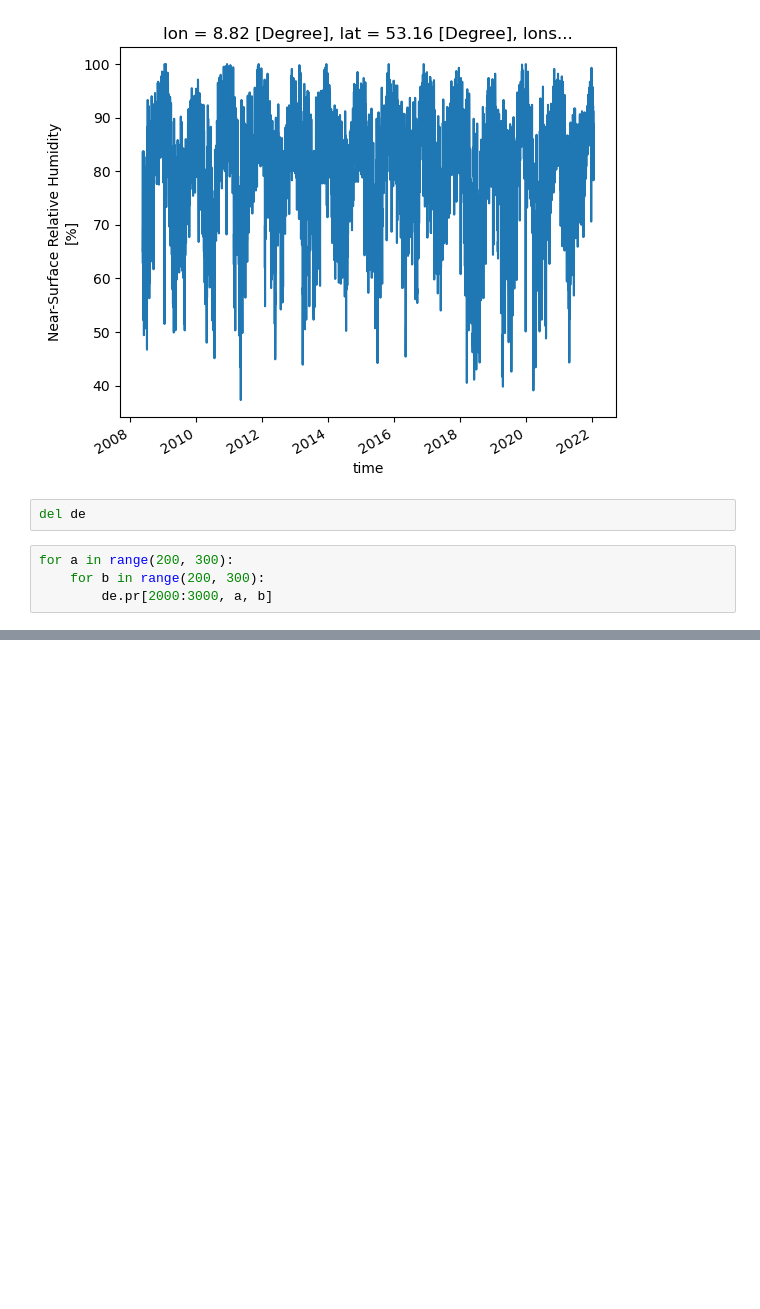
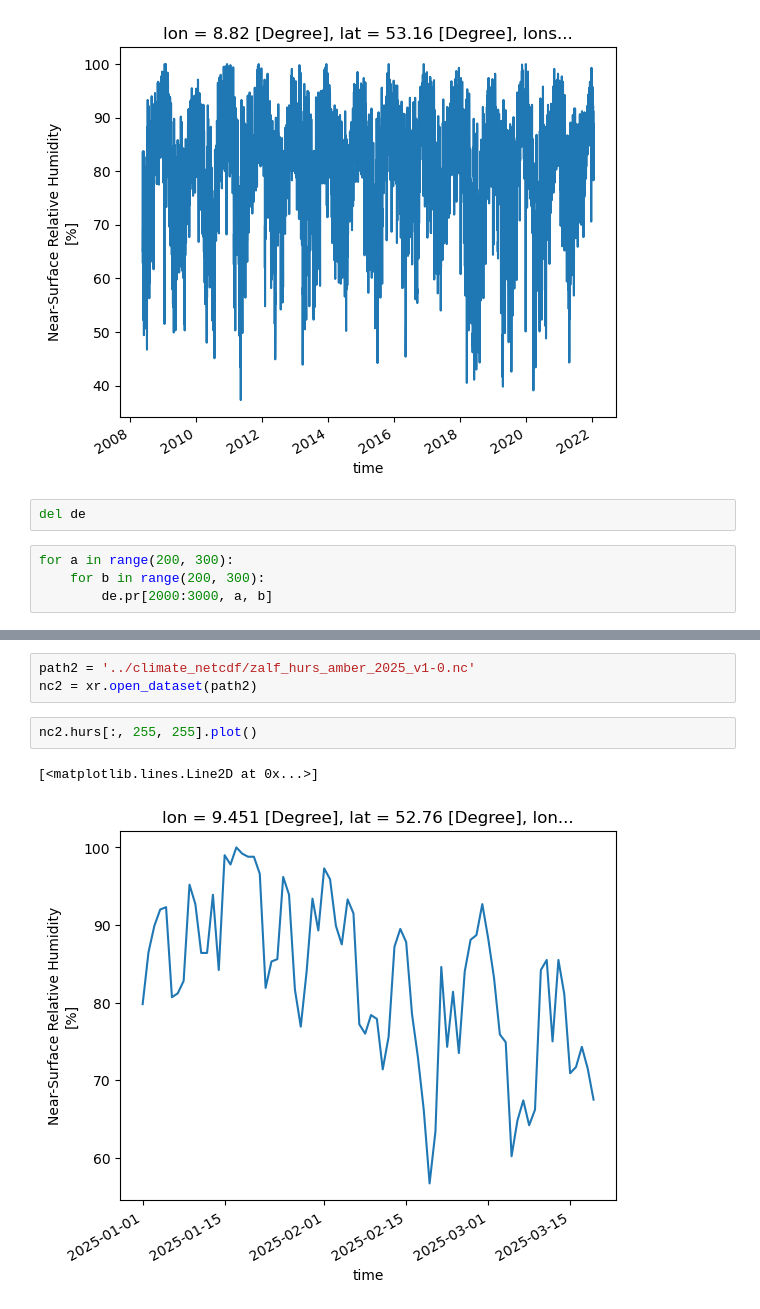
Before and after one commit to Coljak/Spreewasser-N, a Jupyter notebook: app/monica/climate_netcdf_forecast/a_testing_dataretrieval.ipynb, the cells around one changed output, grey strips where cells are left out. Drawn from its saved outputs; the diff is of its cells as text; blank space fills up the shorter version.

```diff
--- a/app/monica/climate_netcdf_forecast/a_testing_dataretrieval.ipynb
+++ b/app/monica/climate_netcdf_forecast/a_testing_dataretrieval.ipynb
@@ -89,0 +154,8 @@ for a in range(200, 300):
+# %%
+path2 = '../climate_netcdf/zalf_hurs_amber_2025_v1-0.nc'
+nc2 = xr.open_dataset(path2)
+# %%
+nc2.hurs[:, 255, 255].plot()
+# %% [output]
+[<matplotlib.lines.Line2D at 0x...>]
+[figure, added]
```
Also changed, not shown: parts of 15 cells of this notebook, 19 other files.
